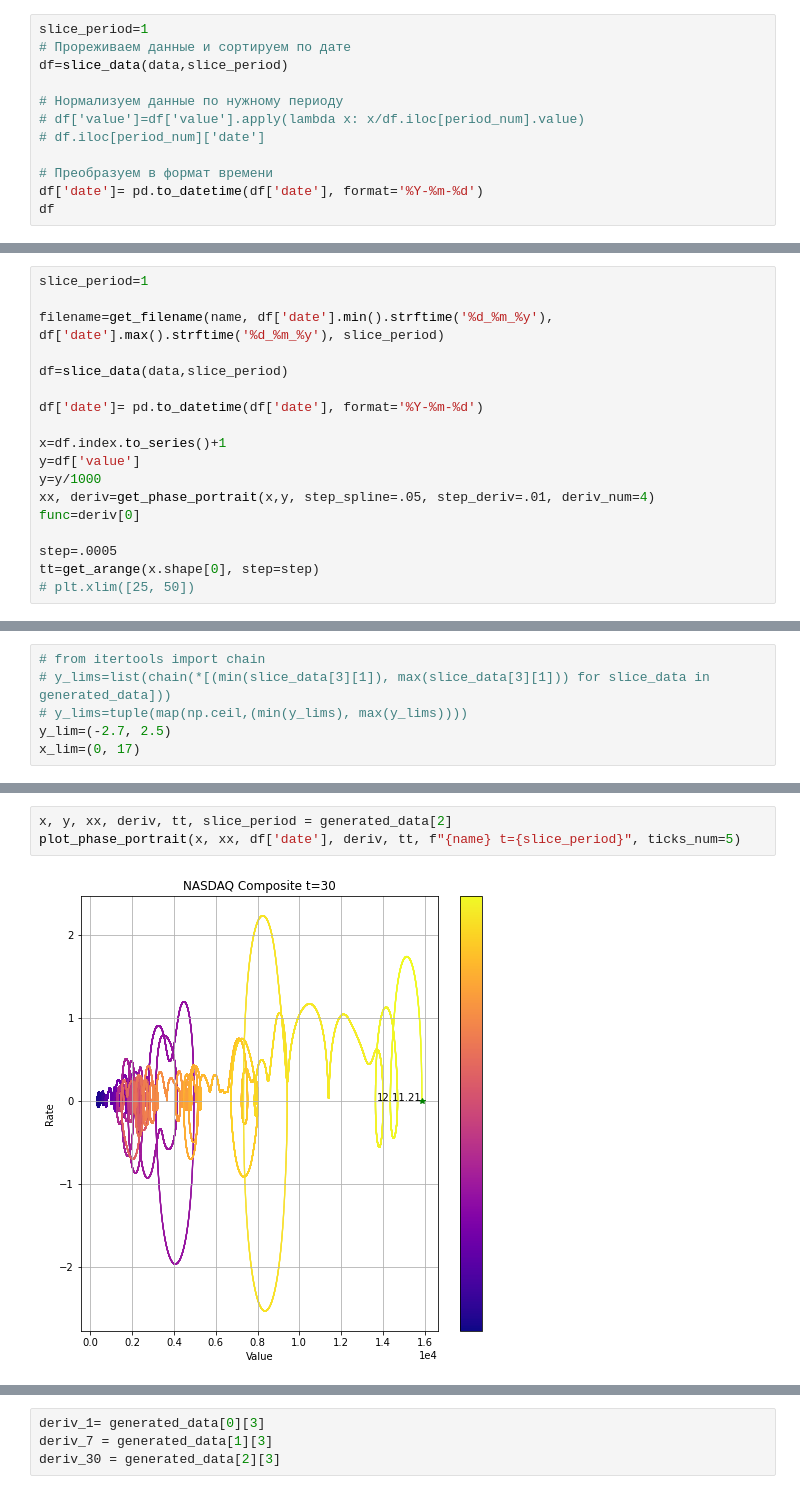
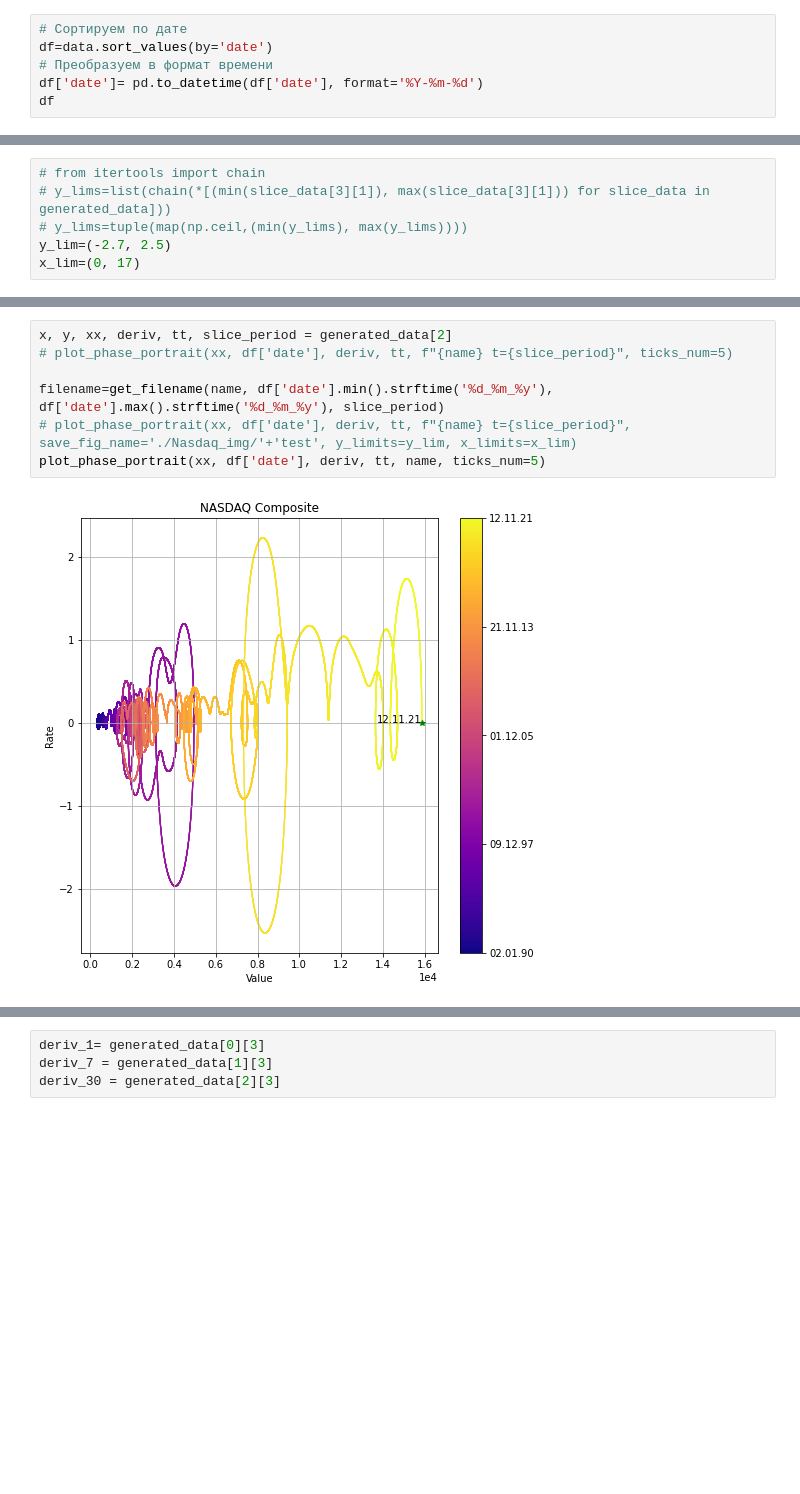
Before and after one commit to Karpovich-alex/phase-portrait-Nasdaq, a Jupyter notebook: Article-NASDAQ.ipynb, the cells around one changed output, grey strips where cells are left out. Saved outputs shown, nothing was run; the diff lists cells and outputs as text; blank space fills up the shorter version.

```diff
--- a/Article-NASDAQ.ipynb
+++ b/Article-NASDAQ.ipynb
@@ -28,14 +23,8 @@ def slice_data(df, slice_period):
     #2 сортировки, чтобы последняя дата оставалась
     return df.copy().sort_values(by='date', ascending=False)[::slice_period].sort_values(by='date').reset_index(drop=True)
 # %%
-slice_period=1
-# Прореживаем данные и сортируем по дате
-df=slice_data(data,slice_period)
-
-# Нормализуем данные по нужному периоду
-# df['value']=df['value'].apply(lambda x: x/df.iloc[period_num].value)
-# df.iloc[period_num]['date']
-
+# Сортируем по дате
+df=data.sort_values(by='date')
 # Преобразуем в формат времени
 df['date']= pd.to_datetime(df['date'], format='%Y-%m-%d')
 df
@@ -202,18 +186,0 @@ def get_filename(name, min_date, max_date, freq):
-# %%
-slice_period=1
-
-filename=get_filename(name, df['date'].min().strftime('%d_%m_%y'), df['date'].max().strftime('%d_%m_%y'), slice_period)
-
-df=slice_data(data,slice_period)
-
-df['date']= pd.to_datetime(df['date'], format='%Y-%m-%d')
-
-x=df.index.to_series()+1
-y=df['value']
-y=y/1000
-xx, deriv=get_phase_portrait(x,y, step_spline=.05, step_deriv=.01, deriv_num=4)
-func=deriv[0]
-
-step=.0005
-tt=get_arange(x.shape[0], step=step)
-# plt.xlim([25, 50])
@@ -259,8 +215,12 @@ def generate_png():
 # %%
 x, y, xx, deriv, tt, slice_period = generated_data[2]
-plot_phase_portrait(x, xx, df['date'], deriv, tt, f"{name} t={slice_period}", ticks_num=5)
+# plot_phase_portrait(xx, df['date'], deriv, tt, f"{name} t={slice_period}", ticks_num=5)
+
+filename=get_filename(name, df['date'].min().strftime('%d_%m_%y'), df['date'].max().strftime('%d_%m_%y'), slice_period)
+# plot_phase_portrait(xx, df['date'], deriv, tt, f"{name} t={slice_period}", save_fig_name='./Nasdaq_img/'+'test', y_limits=y_lim, x_limits=x_lim)
+plot_phase_portrait(xx, df['date'], deriv, tt, name, ticks_num=5)
 # %% [output]
-[figure, old version]
+[figure, new version]
 # %%
 %time generate_png()
 # %% [output]
```
Also changed, not shown: parts of 30 cells of this notebook, 2 other files.
